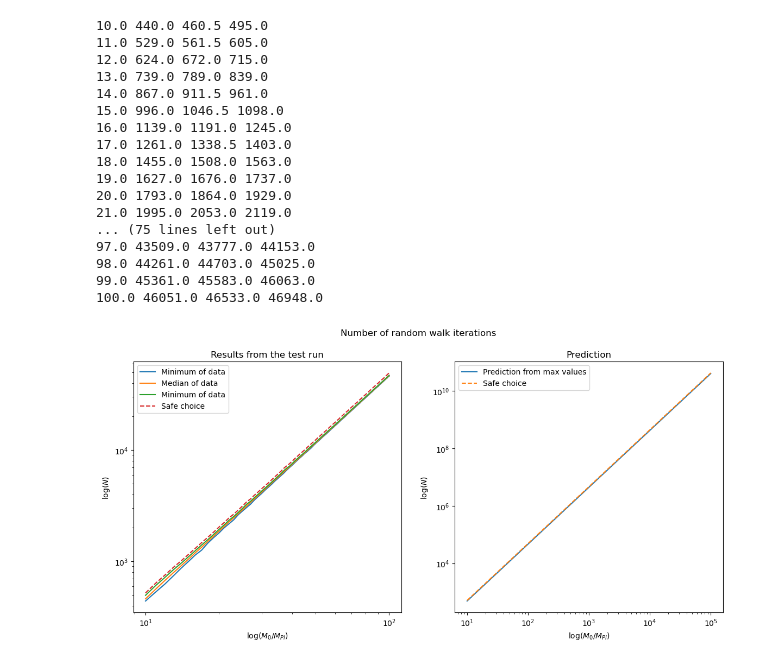
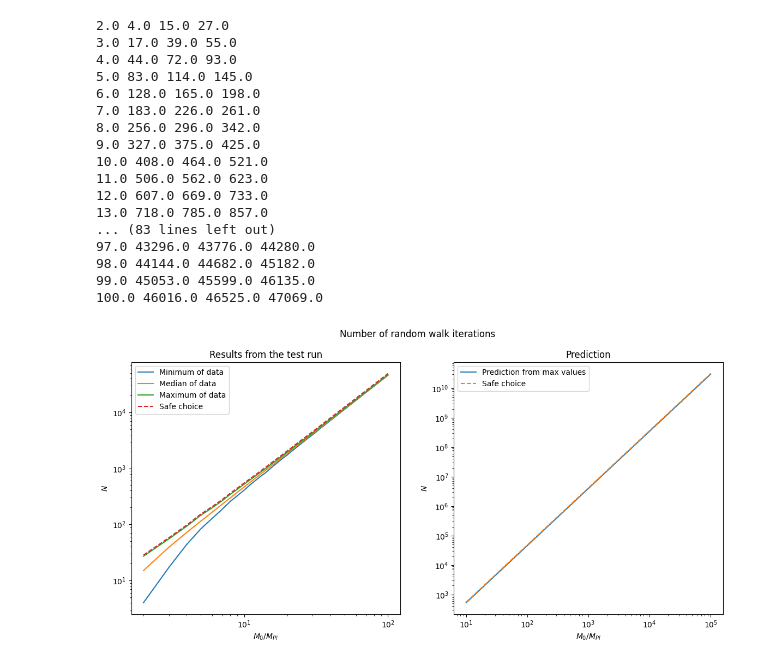
Before and after one commit to qtaylorphys/BH_Extremal, a Jupyter notebook: predict_size.ipynb, the cells around one changed output. Saved outputs shown, nothing was run; the diff lists cells and outputs as text; code cells hidden in the pictures.

Commit message:
Fix typos and axis labels

```diff
--- a/predict_size.ipynb
+++ b/predict_size.ipynb
@@ -25,16 +24,17 @@ N = 50000
 M_values = np.arange(2., 101., 1.)
 
 # How many repetitions to do for each value of the initial mass
-N_reps = 100
+N_reps = 10000
 
 # Initial value for the angular momentum of the black hole
-init_J = 0.
+J_init = 0.
 
 # Path to the file where the results from the run will be saved
 results_file = "./data/sequential_data.csv"
 # %%
-for init_M in M_values:
-    print(init_M)
+for M_init in M_values:
+    print(M_init)
+    N_steps_vals = []
     for _ in range(N_reps):
         rands = np.random.uniform(
             size=N,
@@ -44,9 +44,24 @@ for init_M in M_values:
         changes_array = inv_CDF_interp(rands)
         rands_array = np.random.rand(N)
 
-        (M, J, a, n, extremal, path), time = compute_evolution(init_M, 1., init_J, temperature_f, changes_array, rands_array)
+        (M, J, a, n, extremal, path), time = compute_evolution(
+            M_init, 1.,
+            J_init,
+            temperature_f,
+            changes_array, rands_array,
+        )
+
+        N_steps_vals.append(n)
 
         with open(results_file, "a") as f:
-            f.write(f"{init_M},{init_J},{M},{J},{a},{n},{time:.3e}\n")
+            f.write(f"{M_init},{J_init},{M},{J},{a},{n},{time:.3e}\n")
+
+    with h5py.File("data/predictive_vals.h5", 'a') as f:
+        f.create_dataset(
+            str(M_init),
+            data=N_steps_vals,
+            compression="gzip",
+            compression_opts=9,
+        )
 # %% [output]
 2.0
@@ -84,23 +98,23 @@ for M in M_values:
 
     print(M, np.min(M_arr[:, -2]), np.median(M_arr[:, -2]), np.max(M_arr[:, -2]))
 # %% [output]
-10.0 440.0 460.5 495.0
-11.0 529.0 561.5 605.0
-12.0 624.0 672.0 715.0
-13.0 739.0 789.0 839.0
-14.0 867.0 911.5 961.0
-15.0 996.0 1046.5 1098.0
-16.0 1139.0 1191.0 1245.0
-17.0 1261.0 1338.5 1403.0
-18.0 1455.0 1508.0 1563.0
-19.0 1627.0 1676.0 1737.0
-20.0 1793.0 1864.0 1929.0
-21.0 1995.0 2053.0 2119.0
-... (75 lines left out)
-97.0 43509.0 43777.0 44153.0
-98.0 44261.0 44703.0 45025.0
-99.0 45361.0 45583.0 46063.0
-100.0 46051.0 46533.0 46948.0
+2.0 4.0 15.0 27.0
+3.0 17.0 39.0 55.0
+4.0 44.0 72.0 93.0
+5.0 83.0 114.0 145.0
+6.0 128.0 165.0 198.0
+7.0 183.0 226.0 261.0
+8.0 256.0 296.0 342.0
+9.0 327.0 375.0 425.0
+10.0 408.0 464.0 521.0
+11.0 506.0 562.0 623.0
+12.0 607.0 669.0 733.0
+13.0 718.0 785.0 857.0
+... (83 lines left out)
+97.0 43296.0 43776.0 44280.0
+98.0 44144.0 44682.0 45182.0
+99.0 45053.0 45599.0 46135.0
+100.0 46016.0 46525.0 47069.0
 # %%
 from sklearn.linear_model import LinearRegression
 
@@ -121,39 +135,39 @@ fig, (ax1, ax2) = plt.subplots(1, 2, figsize=(14, 6))
 fig.suptitle("Number of random walk iterations")
 
 ax1.plot(M_values, n_iters_min, label="Minimum of data")
 ax1.plot(M_values, n_iters_median, label="Median of data")
-ax1.plot(M_values, n_iters_max, label="Minimum of data")
+ax1.plot(M_values, n_iters_max, label="Maximum of data")
 
 N_safe = safety_factor * np.array(n_iters_max)
 ax1.plot(M_values, N_safe, ls="--", label="Safe choice")
 
 ax1.set_xscale('log')
 ax1.set_yscale('log')
 
-ax1.set_xlabel(r"$\log(M_{0} / M_{Pl})$")
-ax1.set_ylabel(r"$\log(N)$")
+ax1.set_xlabel(r"$M_{0} / M_{Pl}$")
+ax1.set_ylabel(r"$N$")
 
 ax1.legend()
 ax1.set_title("Results from the test run")
 
 ax2.plot(M_predict, N_predict, label="Prediction from max values")
 
 N_safe_test = safety_factor * N_predict
 
 ax2.plot(M_predict, N_safe_test, ls="--", label="Safe choice")
 
 ax2.set_xscale('log')
 ax2.set_yscale('log')
 
-ax2.set_xlabel(r"$\log(M_{0} / M_{Pl})$")
-ax2.set_ylabel(r"$\log(N)$")
+ax2.set_xlabel(r"$M_{0} / M_{Pl}$")
+ax2.set_ylabel(r"$N$")
 
 ax2.legend()
 ax2.set_title("Prediction")
 
 plt.show()
 # %% [output]
-[figure, old version]
+[figure, new version]
 # %%
 # Get the slope and intercept of the linear regression model for max values
 slope = model_max.coef_[0]
```
Also changed, not shown: parts of 3 cells of this notebook.
